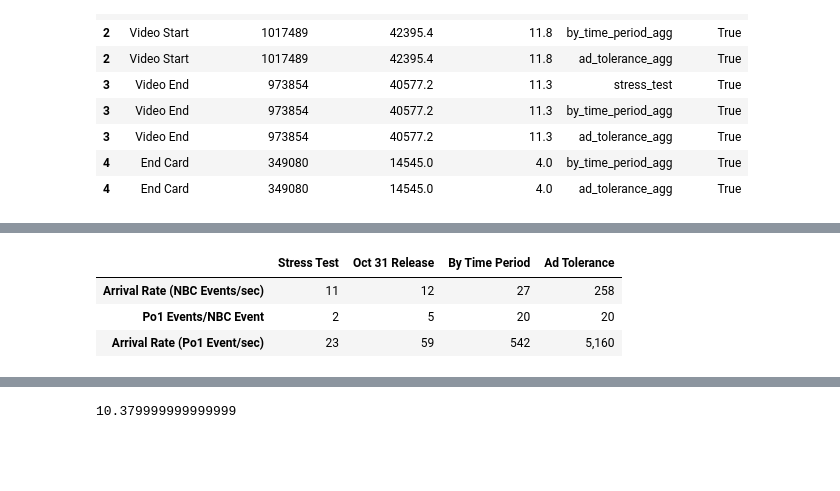
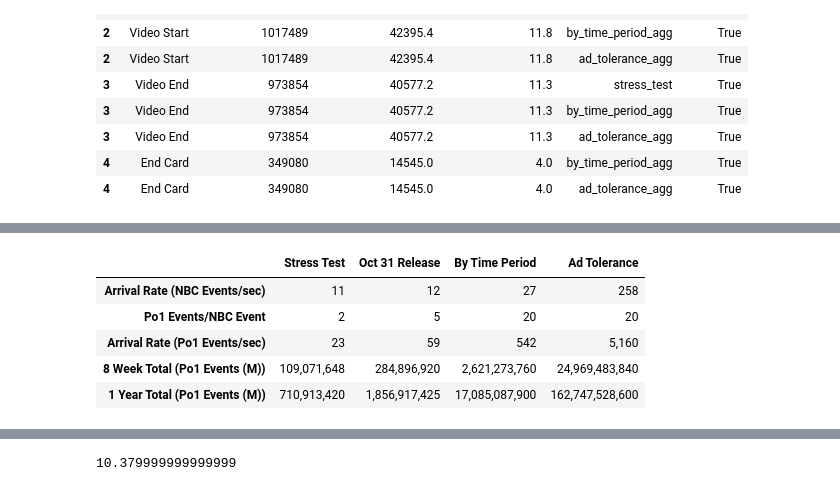
Before and after one commit to wmcabee-cs/nbc_analysis, a Jupyter notebook: notebooks/presentations/throughput.ipynb, the cells around one changed output, grey strips where cells are left out. Cells and saved outputs as stored; diff of their text form; code cells hidden in the pictures; blank space fills up the shorter version.

```diff
--- a/notebooks/presentations/throughput.ipynb
+++ b/notebooks/presentations/throughput.ipynb
@@ -254,37 +255,39 @@ ARRIVAL_RATES_DETAIL
 
 MAPPING ={
     'release': 'Release',
     'est_events_per_sec': 'Arrival Rate (NBC Events/sec)',
     'po1_expansion': 'Po1 Events/NBC Event',
-    'est_po1_events_per_sec': 'Arrival Rate (Po1 Event/sec)',
+    'est_po1_events_per_sec': 'Arrival Rate (Po1 Events/sec)',
     'est_po1_events_per_8wk': '8 Week Total (Po1 Events (M))',
     'est_po1_events_per_yr': '1 Year Total (Po1 Events (M))',
     'load_rate_sec': 'Target Load Rate (Po1 Events/sec)',
     'load_time_8wk_weeks': 'Time to Aggregate History (weeks)',
     'load_time_yr_weeks': 'Time to Aggregate Year (weeks)'}
 
 
 df= ARRIVAL_RATES_DETAIL.copy()
 grouping = df.groupby(['release'])
 df = grouping[['est_events_per_sec']].sum()
 df['po1_expansion'] = grouping[['po1_expansion']].max()
 fields = [ 'est_po1_events_per_sec','est_po1_events_per_8wk', 'est_po1_events_per_yr']
 df[fields] = grouping[fields].sum()
 df = df.sort_values('est_po1_events_per_yr', ascending=True)
 
 big_fields = ['est_po1_events_per_8wk', 'est_po1_events_per_yr']
-df[big_fields] = df[big_fields].div(10**6)
+df[big_fields] = df[big_fields].div(1**6)
 
 
-PO1_EVENTS = df[['est_events_per_sec','po1_expansion','est_po1_events_per_sec']]
+PO1_EVENTS = df[['est_events_per_sec','po1_expansion','est_po1_events_per_sec', 'est_po1_events_per_8wk', 'est_po1_events_per_yr']]
 dx = PO1_EVENTS.rename(columns=MAPPING).round(0).applymap(lambda x: f"{x:,.0f}").T
 dx.columns.name = None
 dx
 # %% [output]
 |  | Stress Test | Oct 31 Release | By Time Period | Ad Tolerance |
 | Arrival Rate (NBC Events/sec) | 11 | 12 | 27 | 258 |
 | Po1 Events/NBC Event | 2 | 5 | 20 | 20 |
-| Arrival Rate (Po1 Event/sec) | 23 | 59 | 542 | 5,160 |
+| Arrival Rate (Po1 Events/sec) | 23 | 59 | 542 | 5,160 |
+| 8 Week Total (Po1 Events (M)) | 109,071,648 | 284,896,920 | 2,621,273,760 | 24,969,483,840 |
+| 1 Year Total (Po1 Events (M)) | 710,913,420 | 1,856,917,425 | 17,085,087,900 | 162,747,528,600 |
 # %%
 
 SECS_IN_DAY = (24 * 60*60)
```
Also changed, not shown: parts of 8 cells of this notebook, 4 other files.
